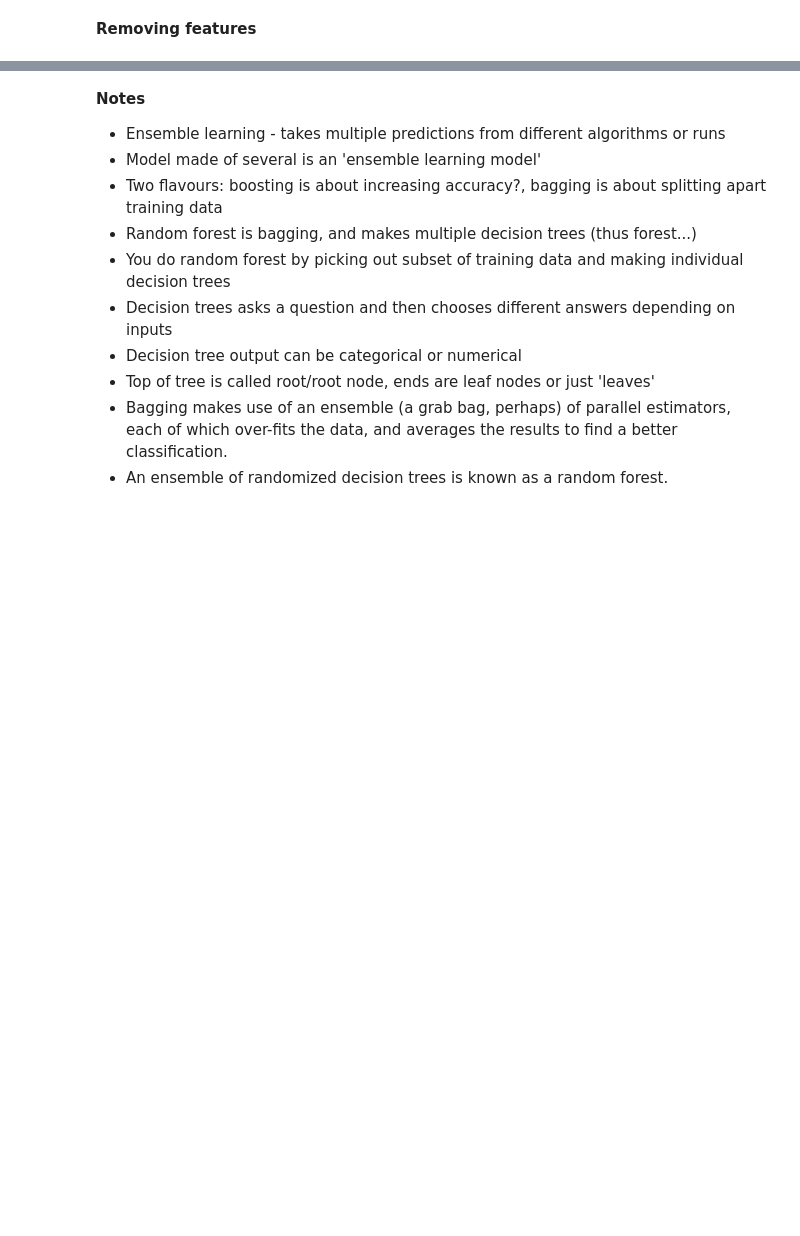
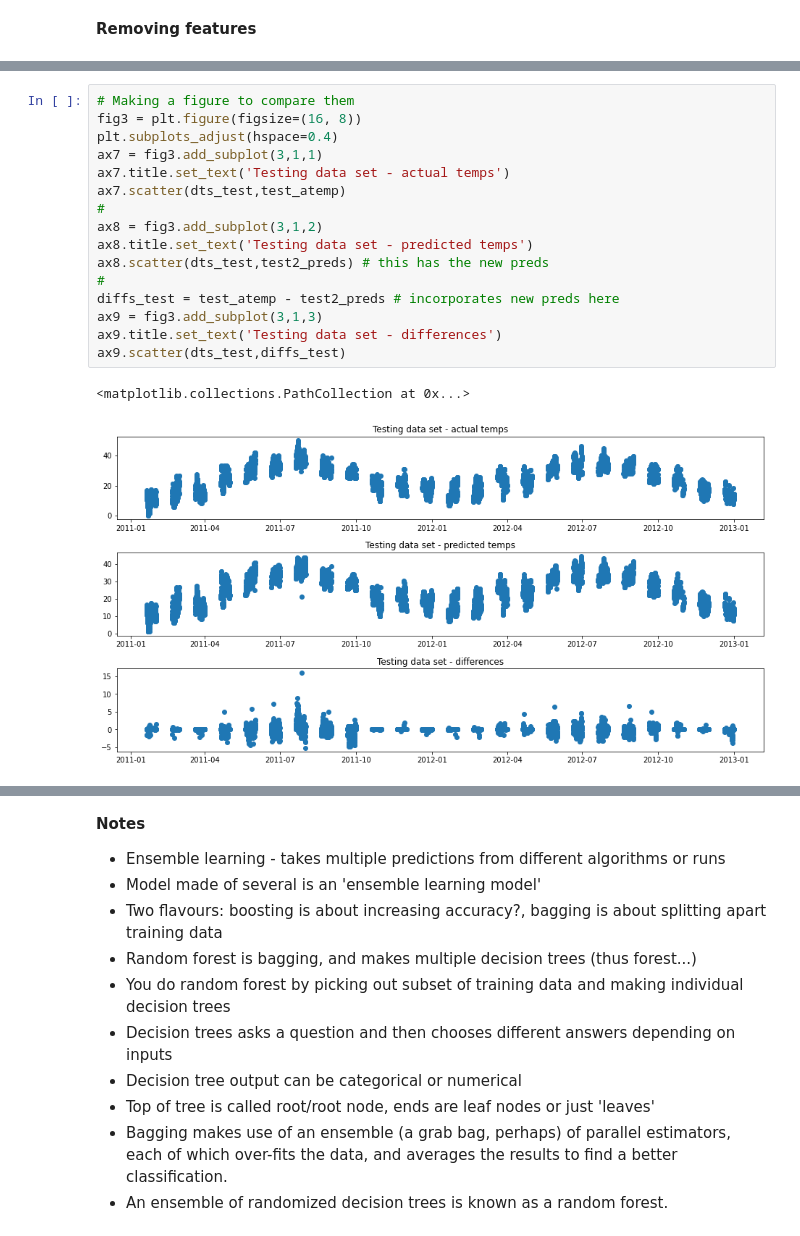
Before and after one commit to bndxn/macfiles, a Jupyter notebook: WS3/WS3 - Random forest regression.ipynb, the cells around one changed output, grey strips where cells are left out. Saved outputs shown, nothing was run; the diff lists cells and outputs as text; blank space fills up the shorter version.

```diff
--- a/WS3/WS3 - Random forest regression.ipynb
+++ b/WS3/WS3 - Random forest regression.ipynb
@@ -140,0 +167,19 @@ NameError: name 'RandomForestClassifier' is not defined
+# %%
+# Making a figure to compare them
+fig3 = plt.figure(figsize=(16, 8))
+plt.subplots_adjust(hspace=0.4)
+ax7 = fig3.add_subplot(3,1,1)
+ax7.title.set_text('Testing data set - actual temps')
+ax7.scatter(dts_test,test_atemp)
+#
+ax8 = fig3.add_subplot(3,1,2)
+ax8.title.set_text('Testing data set - predicted temps')
+ax8.scatter(dts_test,test2_preds) # this has the new preds
+#
+diffs_test = test_atemp - test2_preds # incorporates new preds here
+ax9 = fig3.add_subplot(3,1,3)
+ax9.title.set_text('Testing data set - differences')
+ax9.scatter(dts_test,diffs_test)
+# %% [output]
+<matplotlib.collections.PathCollection at 0x...>
+[figure, added]
```
Also changed, not shown: parts of 21 cells of this notebook.
